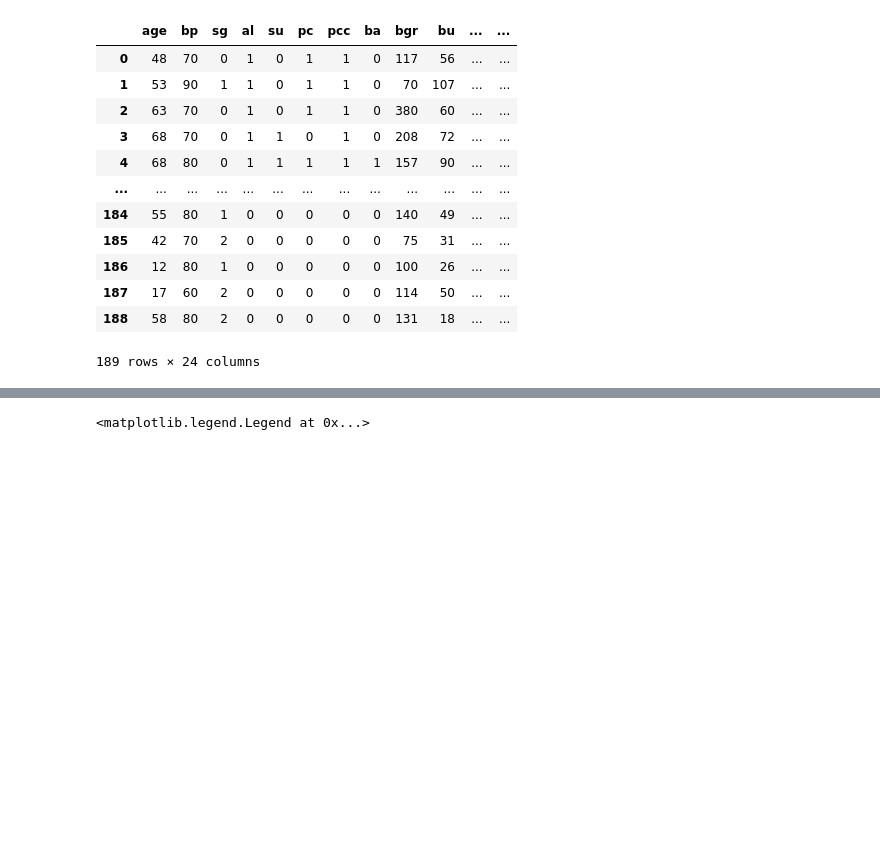
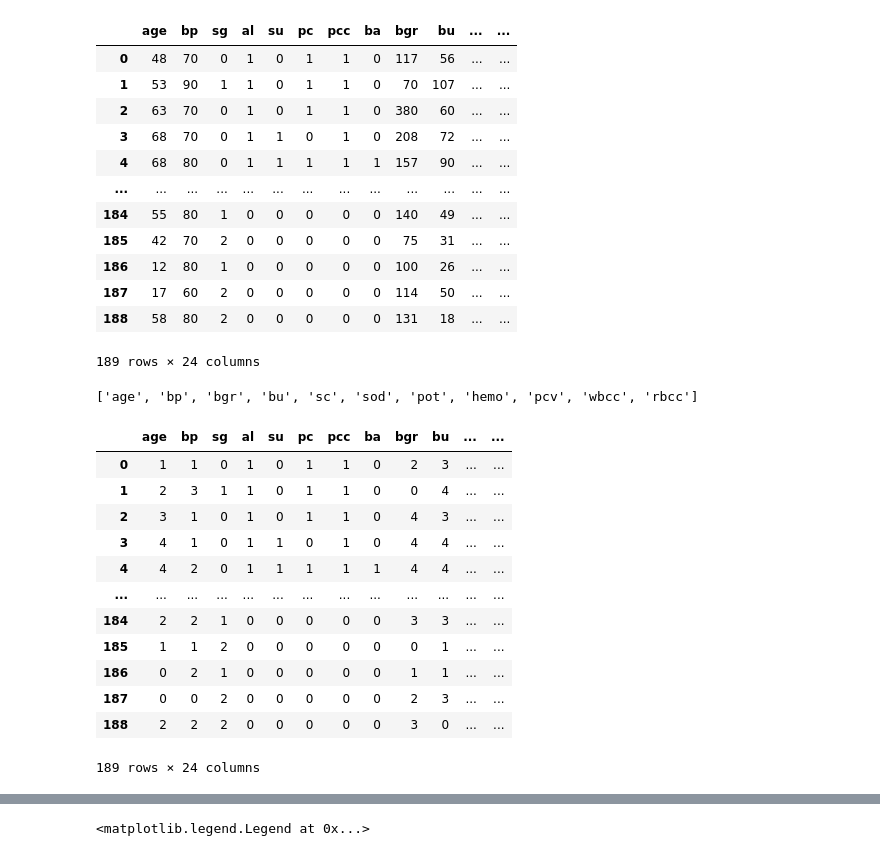
Before and after one commit to laurentlam/rodm_ensta, a Jupyter notebook: src/data_analysis.ipynb, the cells around one changed output, grey strips where cells are left out. Cells and saved outputs as stored; diff of their text form; code cells hidden in the pictures; blank space fills up the shorter version.

```diff
--- a/src/data_analysis.ipynb
+++ b/src/data_analysis.ipynb
@@ -87,7 +87,7 @@ def compute_confidence_interval(feature, bt_diff_means):
 seed = 18
 np.random.seed(seed)
 
-dataset_path = "data/kidney.csv"
+dataset_path = "../data/kidney.csv"
 
 df = pd.read_csv(dataset_path)
 
@@ -192,5 +210,30 @@ df_reprocessed
 # %%
 df_true = df_reprocessed[df_reprocessed['class'] == 1]
 df_false = df_reprocessed[df_reprocessed['class'] == 0]
+# %%
+ft_num = [ft for ft in features if feature_clf[ft] == 'num']
+ft_num
+# %% [output]
+['age', 'bp', 'bgr', 'bu', 'sc', 'sod', 'pot', 'hemo', 'pcv', 'wbcc', 'rbcc']
 # %%
-ft = 'bgr'
+ft = 'age'
+# %%
+for ft in ft_num:
+    tmp = pd.qcut(df_reprocessed[ft], q=5, duplicates='drop').nunique()
+    df_reprocessed[ft] = pd.qcut(df_reprocessed[ft], q=5, labels=range(tmp), duplicates='drop')
+# %%
+df_reprocessed
+# %% [output]
+|  | age | bp | sg | al | su | pc | pcc | ba | bgr | bu | ... | ... |
+| 0 | 1 | 1 | 0 | 1 | 0 | 1 | 1 | 0 | 2 | 3 | ... | ... |
+| 1 | 2 | 3 | 1 | 1 | 0 | 1 | 1 | 0 | 0 | 4 | ... | ... |
+| 2 | 3 | 1 | 0 | 1 | 0 | 1 | 1 | 0 | 4 | 3 | ... | ... |
+| 3 | 4 | 1 | 0 | 1 | 1 | 0 | 1 | 0 | 4 | 4 | ... | ... |
+| 4 | 4 | 2 | 0 | 1 | 1 | 1 | 1 | 1 | 4 | 4 | ... | ... |
+| ... | ... | ... | ... | ... | ... | ... | ... | ... | ... | ... | ... | ... |
+| 184 | 2 | 2 | 1 | 0 | 0 | 0 | 0 | 0 | 3 | 3 | ... | ... |
+| 185 | 1 | 1 | 2 | 0 | 0 | 0 | 0 | 0 | 0 | 1 | ... | ... |
+| 186 | 0 | 2 | 1 | 0 | 0 | 0 | 0 | 0 | 1 | 1 | ... | ... |
+| 187 | 0 | 0 | 2 | 0 | 0 | 0 | 0 | 0 | 2 | 3 | ... | ... |
+| 188 | 2 | 2 | 2 | 0 | 0 | 0 | 0 | 0 | 3 | 0 | ... | ... |
+189 rows × 24 columns
```
Also changed, not shown: parts of 5 cells of this notebook, 1 other file.
